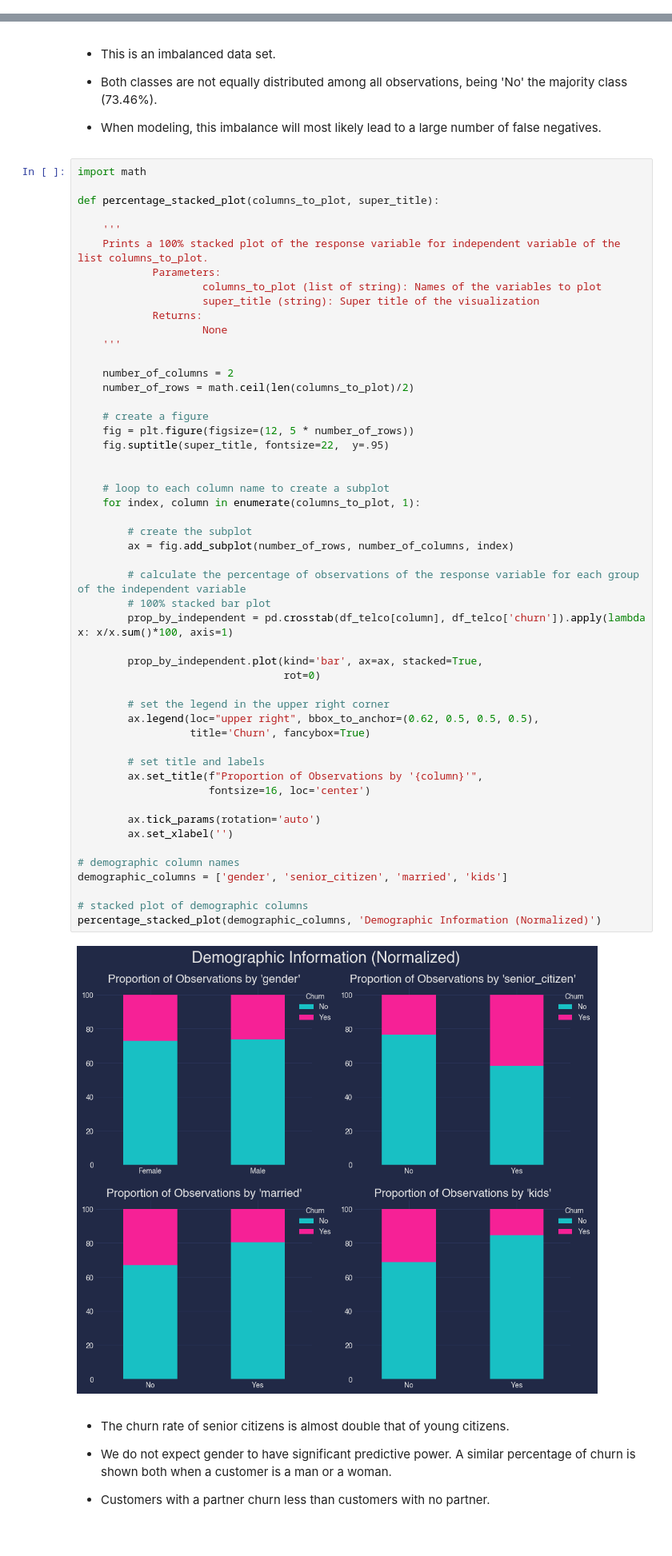
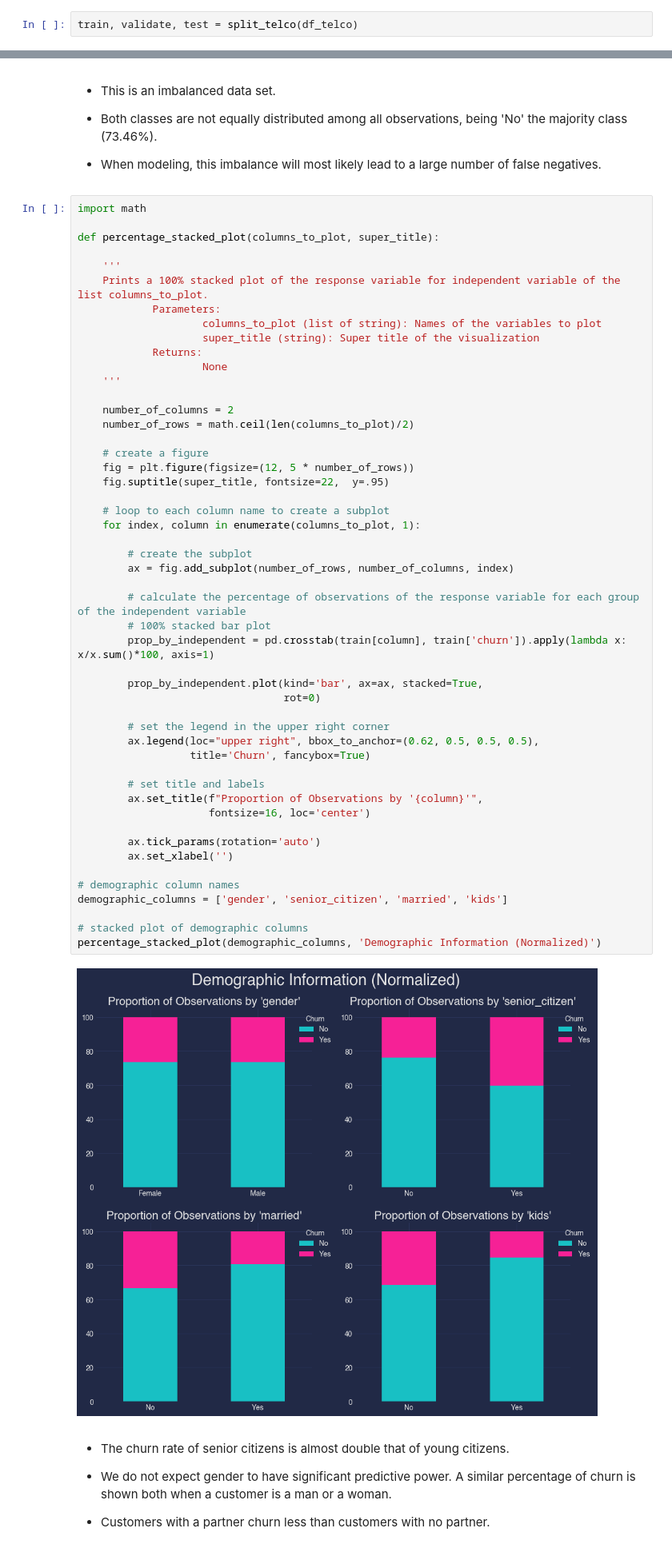
Before and after one commit to Zacharia-Schmitz/Telco_Project, a Jupyter notebook: telco_project_drafting.ipynb, the cells around one changed output, grey strips where cells are left out. Shown at 80% size. Cells and saved outputs as stored; diff of their text form.

```diff
--- a/telco_project_drafting.ipynb
+++ b/telco_project_drafting.ipynb
@@ -248,0 +248,2 @@ Null Values: 0
+# %%
+train, validate, test = split_telco(df_telco)
@@ -382,38 +387,37 @@ def percentage_stacked_plot(columns_to_plot, super_title):
     fig = plt.figure(figsize=(12, 5 * number_of_rows))
     fig.suptitle(super_title, fontsize=22,  y=.95)
 
-
     # loop to each column name to create a subplot
     for index, column in enumerate(columns_to_plot, 1):
 
         # create the subplot
         ax = fig.add_subplot(number_of_rows, number_of_columns, index)
 
         # calculate the percentage of observations of the response variable for each group of the independent variable
         # 100% stacked bar plot
-        prop_by_independent = pd.crosstab(df_telco[column], df_telco['churn']).apply(lambda x: x/x.sum()*100, axis=1)
+        prop_by_independent = pd.crosstab(train[column], train['churn']).apply(lambda x: x/x.sum()*100, axis=1)
 
         prop_by_independent.plot(kind='bar', ax=ax, stacked=True,
                                  rot=0)
 
         # set the legend in the upper right corner
         ax.legend(loc="upper right", bbox_to_anchor=(0.62, 0.5, 0.5, 0.5),
                   title='Churn', fancybox=True)
 
         # set title and labels
         ax.set_title(f"Proportion of Observations by '{column}'",
                      fontsize=16, loc='center')
 
         ax.tick_params(rotation='auto')
         ax.set_xlabel('')
 
 # demographic column names
 demographic_columns = ['gender', 'senior_citizen', 'married', 'kids']
 
 # stacked plot of demographic columns
 percentage_stacked_plot(demographic_columns, 'Demographic Information (Normalized)')
 # %% [output]
-[figure, old version]
+[figure, new version]
 # %% [markdown]
 - The churn rate of senior citizens is almost double that of young citizens.
 
```
Also changed, not shown: parts of 88 cells of this notebook, 1 other file.
